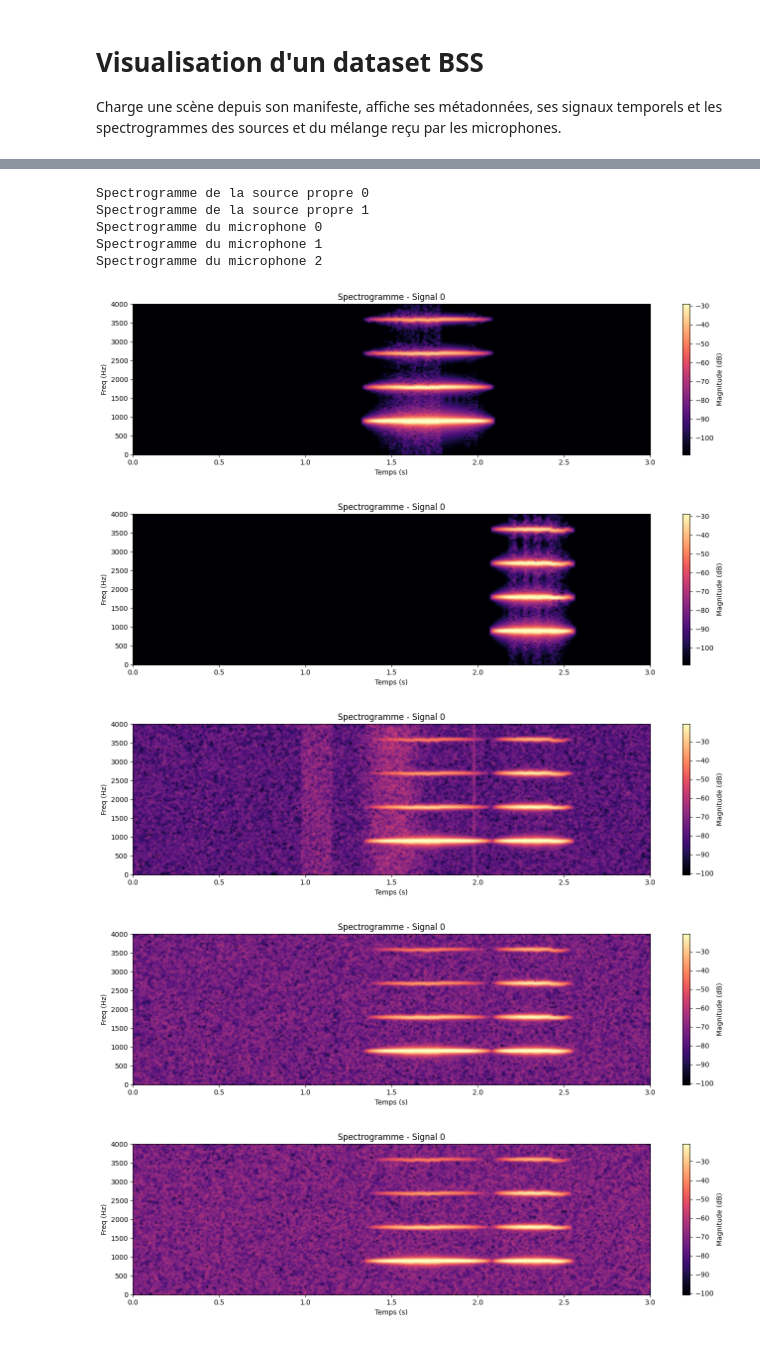
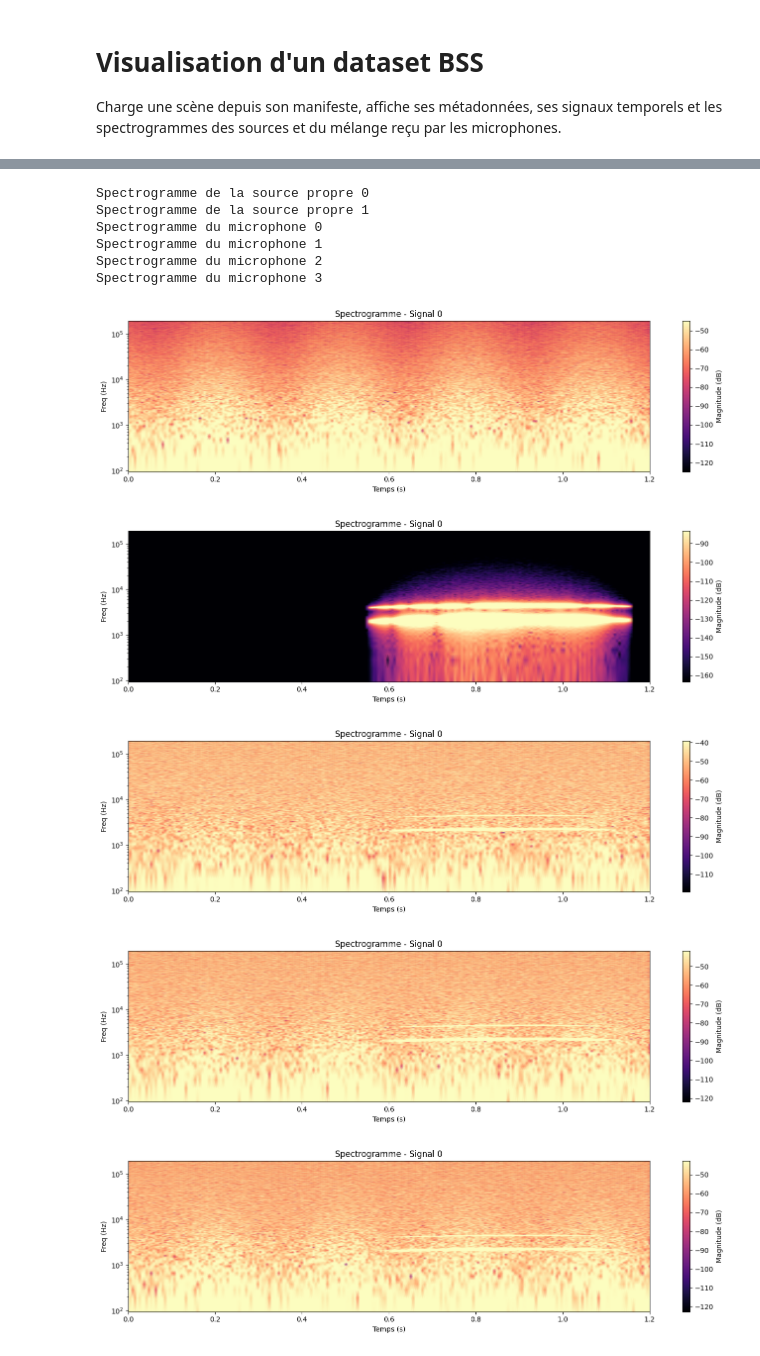
Before and after one commit to Mattbrdi/Beluga, a Jupyter notebook: BSS/Dataset/visualize_dataset.ipynb, the cells around one changed output, grey strips where cells are left out. Cells and saved outputs as stored; diff of their text form; code cells hidden in the pictures.

```diff
--- a/BSS/Dataset/visualize_dataset.ipynb
+++ b/BSS/Dataset/visualize_dataset.ipynb
@@ -22,7 +22,7 @@ if str(repo_root) not in sys.path:
 from BSS.Dataset import load_scene
 # %%
 # Paramètres à adapter
-dataset_root = repo_root / 'BSS' / 'Dataset' / 'generated' / 'BoatWhistle'
+dataset_root = repo_root / 'BSS' / 'Dataset' / 'generated' / 'boat_and_whistle_v1'
 split = 'train'
 scene_index = 1
 # %%
@@ -59,33 +60,34 @@ AudioSceneMetadata(fs=8000, duration=3.0, n_sources=2, n_mics=3, source_composit
 # %%
 for source_index, signal in enumerate(scene.sources.signals):
     print(f'Spectrogramme de la source propre {source_index}')
     signal.plot_spectrogram(
-        nperseg=256,
-        noverlap=192,
+        nperseg=4096,
+        noverlap=2048,
         magnitude_scale='db',
-        frequency_scale='linear',
+        frequency_scale='log',
         figsize=(14, 4),
     )
 
 for mic_index, signal in enumerate(scene.mixed.signals):
     print(f'Spectrogramme du microphone {mic_index}')
     signal.plot_spectrogram(
-        nperseg=256,
-        noverlap=192,
+        nperseg=4096,
+        noverlap=2048,
         magnitude_scale='db',
-        frequency_scale='linear',
+        frequency_scale='log',
         figsize=(14, 4),
     )
 
 plt.show()
 # %% [output]
 Spectrogramme de la source propre 0
 Spectrogramme de la source propre 1
 Spectrogramme du microphone 0
 Spectrogramme du microphone 1
 Spectrogramme du microphone 2
+Spectrogramme du microphone 3
-[figure, old version]
+[figure, new version]
-[figure, old version]
+[figure, new version]
-[figure, old version]
+[figure, new version]
-[figure, old version]
+[figure, new version]
-[figure, old version]
+[figure, new version]
```
Also changed, not shown: parts of 3 cells of this notebook, 12 other files.
